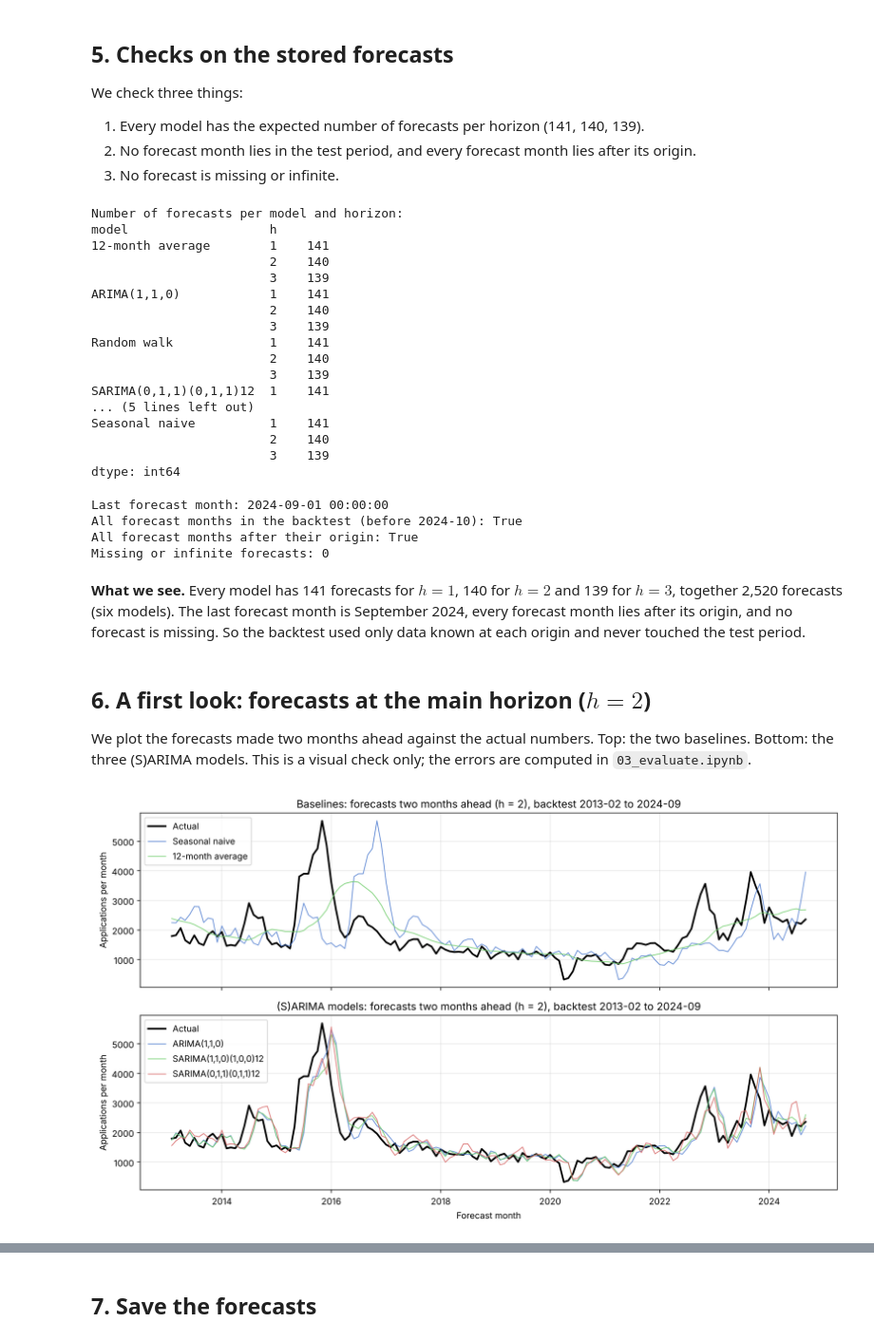
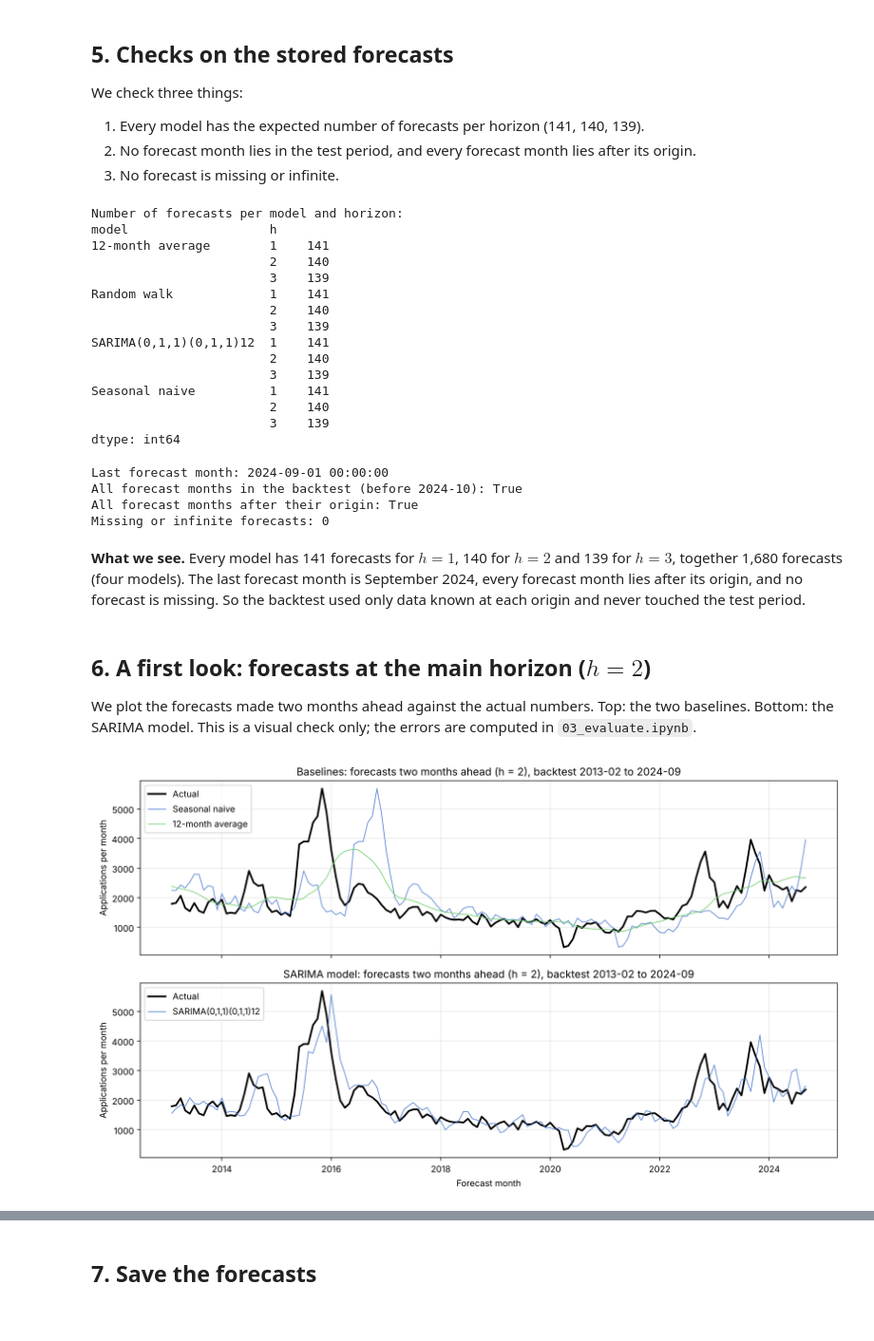
Before and after one commit to axe3010/dsf-asylum-forecast-II, a Jupyter notebook: code/02_estimate.ipynb, the cells around one changed output, grey strips where cells are left out. Shown at 95% size. Saved outputs shown, nothing was run; the diff lists cells and outputs as text; code cells hidden in the pictures.

```diff
--- a/code/02_estimate.ipynb
+++ b/code/02_estimate.ipynb
@@ -114,8 +109,6 @@ def sarima(train_log, h_max, order, seasonal_order):
 candidates = {
     "Seasonal naive": lambda train_y, train_log: seasonal_naive(train_y, H_MAX),
     "12-month average": lambda train_y, train_log: average_12(train_y, H_MAX),
-    "ARIMA(1,1,0)": lambda train_y, train_log: sarima(train_log, H_MAX, (1, 1, 0), (0, 0, 0, 0)),
-    "SARIMA(1,1,0)(1,0,0)12": lambda train_y, train_log: sarima(train_log, H_MAX, (1, 1, 0), (1, 0, 0, 12)),
     "SARIMA(0,1,1)(0,1,1)12": lambda train_y, train_log: sarima(train_log, H_MAX, (0, 1, 1), (0, 1, 1, 12)),
     "Random walk": lambda train_y, train_log: random_walk(train_y, H_MAX),
 }
@@ -211,16 +203,14 @@ print(forecasts.groupby(["model", "h"]).size())
 Number of forecasts per model and horizon:
 model                   h
 12-month average        1    141
-                        2    140
-                        3    139
-ARIMA(1,1,0)            1    141
                         2    140
                         3    139
 Random walk             1    141
                         2    140
                         3    139
 SARIMA(0,1,1)(0,1,1)12  1    141
-... (5 lines left out)
+                        2    140
+                        3    139
 Seasonal naive          1    141
                         2    140
                         3    139
@@ -236,35 +226,35 @@ All forecast months in the backtest (before 2024-10): True
 All forecast months after their origin: True
 Missing or infinite forecasts: 0
 # %% [markdown]
-**What we see.** Every model has 141 forecasts for $h=1$, 140 for $h=2$ and 139 for $h=3$, together 2,520 forecasts (six models). The last forecast month is September 2024, every forecast month lies after its origin, and no forecast is missing. So the backtest used only data known at each origin and never touched the test period.
+**What we see.** Every model has 141 forecasts for $h=1$, 140 for $h=2$ and 139 for $h=3$, together 1,680 forecasts (four models). The last forecast month is September 2024, every forecast month lies after its origin, and no forecast is missing. So the backtest used only data known at each origin and never touched the test period.
 # %% [markdown]
 ## 6. A first look: forecasts at the main horizon ($h = 2$)
 
-We plot the forecasts made two months ahead against the actual numbers. Top: the two baselines. Bottom: the three (S)ARIMA models. This is a visual check only; the errors are computed in `03_evaluate.ipynb`.
+We plot the forecasts made two months ahead against the actual numbers. Top: the two baselines. Bottom: the SARIMA model. This is a visual check only; the errors are computed in `03_evaluate.ipynb`.
 # %%
 h2 = forecasts[forecasts["h"] == 2]
 actual = h2[h2["model"] == "Seasonal naive"].set_index("month")["actual"]
 
 fig, axes = plt.subplots(2, 1, figsize=(12, 7), sharex=True)
 groups = [["Seasonal naive", "12-month average"],
-          ["ARIMA(1,1,0)", "SARIMA(1,1,0)(1,0,0)12", "SARIMA(0,1,1)(0,1,1)12"]]
-titles = ["Baselines", "(S)ARIMA models"]
+          ["SARIMA(0,1,1)(0,1,1)12"]]
+titles = ["Baselines", "SARIMA model"]
 
 for ax, names, title in zip(axes, groups, titles):
     ax.plot(actual.index, actual, color="black", linewidth=2, label="Actual")
     for name in names:
         one = h2[h2["model"] == name].set_index("month")["forecast"]
         ax.plot(one.index, one, linewidth=1, alpha=0.8, label=name)
     ax.set_title(f"{title}: forecasts two months ahead (h = 2), backtest 2013-02 to 2024-09")
     ax.set_ylabel("Applications per month")
     ax.legend(loc="upper left")
     ax.grid(alpha=0.3)
 axes[1].set_xlabel("Forecast month")
 plt.tight_layout()
 plt.savefig("../output/figures/02_backtest_forecasts_h2.png")
 plt.show()
 # %% [output]
-[figure, old version]
+[figure, new version]
 # %% [markdown]
 **What we see.**
 - **Seasonal naive** (top, blue) repeats the pattern of the year before: the 2015 peak comes back as a forecast peak of more than 5,000 one year later, at the end of 2016, when the actual numbers were much lower.
```
Also changed, not shown: parts of 9 cells of this notebook, 24 other files.
